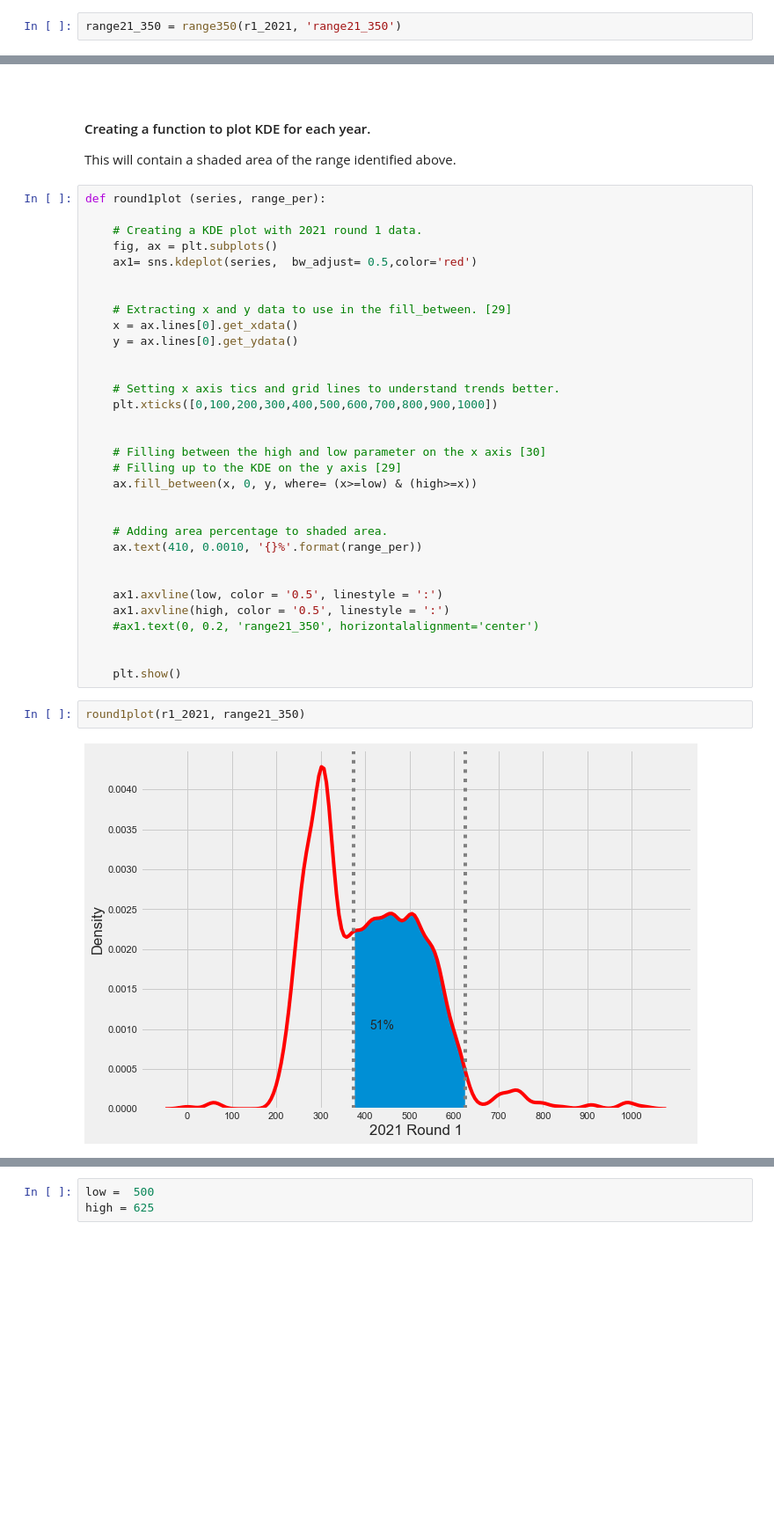
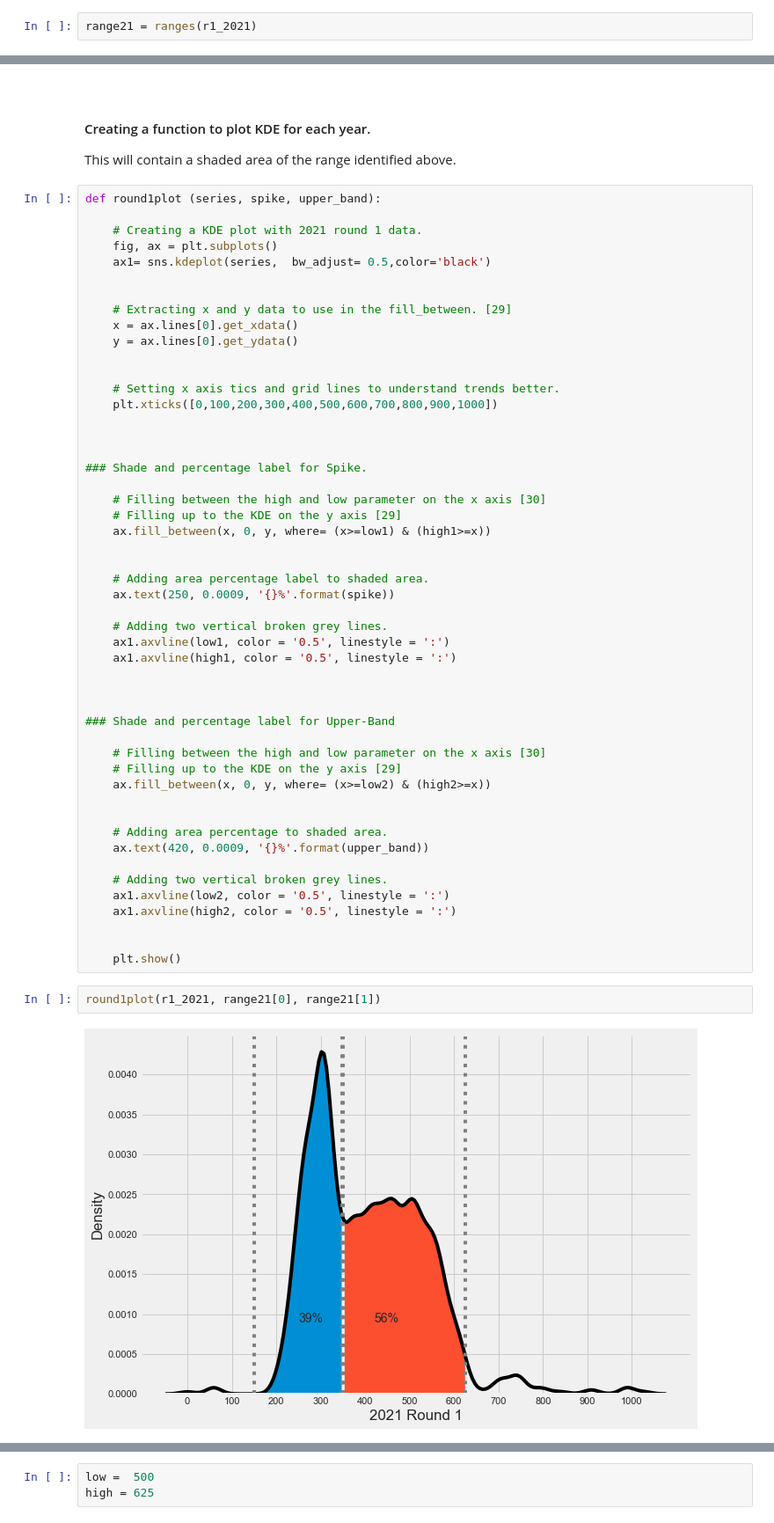
Before and after one commit to RYANCOX00/Fundamentals_of_DA, a Jupyter notebook: cao.ipynb, the cells around one changed output, grey strips where cells are left out. Shown at 88% size. Drawn from its saved outputs; the diff is of its cells as text; blank space fills up the shorter version.

Commit message:
percentile like plot created

```diff
--- a/cao.ipynb
+++ b/cao.ipynb
@@ -577,3 +612,3 @@ def range350 (series, variable):
 # %%
-range21_350 = range350(r1_2021, 'range21_350')
+range21 = ranges(r1_2021)
 # %%
@@ -587,11 +622,11 @@ range19_350 = range350(r1_2019, 'range19_350')
 
 This will contain a shaded area of the range identified above.
 # %%
-def round1plot (series, range_per):
+def round1plot (series, spike, upper_band):
 
     # Creating a KDE plot with 2021 round 1 data.
     fig, ax = plt.subplots()
-    ax1= sns.kdeplot(series,  bw_adjust= 0.5,color='red')
+    ax1= sns.kdeplot(series,  bw_adjust= 0.5,color='black')
 
 
     # Extracting x and y data to use in the fill_between. [29]
@@ -603,23 +638,41 @@ def round1plot (series, range_per):
     plt.xticks([0,100,200,300,400,500,600,700,800,900,1000])
 
 
+
+### Shade and percentage label for Spike.
+
     # Filling between the high and low parameter on the x axis [30]
     # Filling up to the KDE on the y axis [29]
-    ax.fill_between(x, 0, y, where= (x>=low) & (high>=x))
+    ax.fill_between(x, 0, y, where= (x>=low1) & (high1>=x))
+
+
+    # Adding area percentage label to shaded area.
+    ax.text(250, 0.0009, '{}%'.format(spike))
+
+    # Adding two vertical broken grey lines.
+    ax1.axvline(low1, color = '0.5', linestyle = ':')
+    ax1.axvline(high1, color = '0.5', linestyle = ':')
+
+
+
+### Shade and percentage label for Upper-Band
+
+    # Filling between the high and low parameter on the x axis [30]
+    # Filling up to the KDE on the y axis [29]
+    ax.fill_between(x, 0, y, where= (x>=low2) & (high2>=x))
 
 
     # Adding area percentage to shaded area.
-    ax.text(410, 0.0010, '{}%'.format(range_per))
+    ax.text(420, 0.0009, '{}%'.format(upper_band))
 
-
-    ax1.axvline(low, color = '0.5', linestyle = ':')
-    ax1.axvline(high, color = '0.5', linestyle = ':')
-    #ax1.text(0, 0.2, 'range21_350', horizontalalignment='center')
+    # Adding two vertical broken grey lines.
+    ax1.axvline(low2, color = '0.5', linestyle = ':')
+    ax1.axvline(high2, color = '0.5', linestyle = ':')
 
 
     plt.show()
 # %%
-round1plot(r1_2021, range21_350)
+round1plot(r1_2021, range21[0], range21[1])
 # %% [output]
-[figure, old version]
+[figure, new version]
 # %%
```
Also changed, not shown: parts of 24 cells of this notebook, 10 other files.
